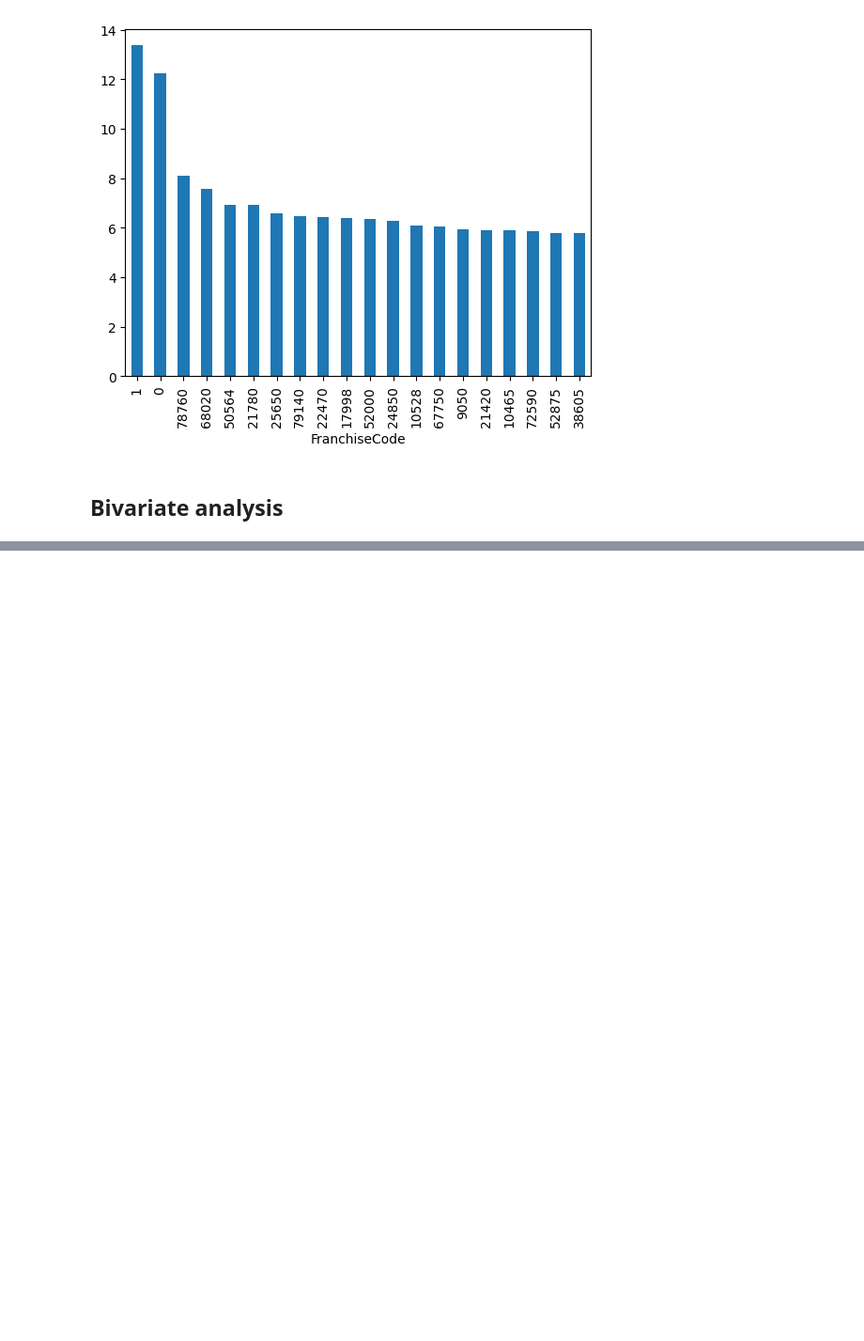
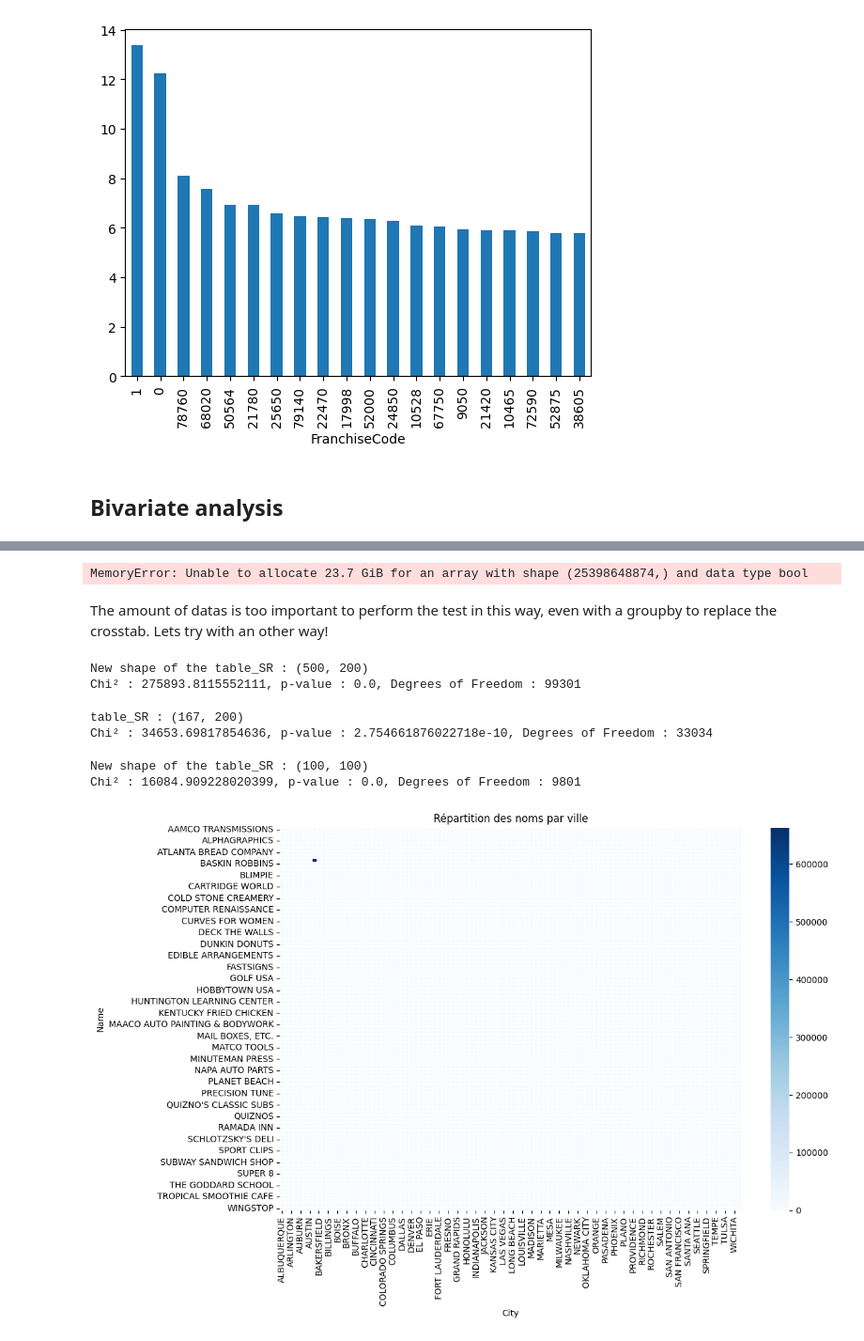
Before and after one commit to RaoufAddeche/Simplon_SBA-modelisation, a Jupyter notebook: visualization_datas.ipynb, the cells around one changed output, grey strips where cells are left out. Shown at 94% size. Drawn from its saved outputs; the diff is of its cells as text; code cells hidden in the pictures; blank space fills up the shorter version.

```diff
--- a/visualization_datas.ipynb
+++ b/visualization_datas.ipynb
@@ -181,0 +223,59 @@ test_log.nlargest(20).plot(kind='bar')
+# %%
+#Test for name and city
+table_SR = df.groupby(['Name' , 'City']).size().unstack(fill_value=0)
+chi2, p, dof, expected = chi2_contingency(table_SR)
+print(f"Chi² : {chi2}, p-value : {p}, Degrees of Freedom : {dof}")
+print(f"Expected numbers : \n{expected}")
+# %% [output]
+MemoryError: Unable to allocate 23.7 GiB for an array with shape (25398648874,) and data type bool
+# %% [markdown]
+The amount of datas is too important to perform the test in this way, even with a groupby to replace the crosstab.
+Lets try with an other way!
+# %%
+def filter_top(series, top_n=500):
+    top_values = series.value_counts().nlargest(top_n).index
+    return series.where(series.isin(top_values), 'Autres')
+
+df['Name'] = filter_top(df['Name'], top_n=500)
+df['City'] = filter_top(df['City'], top_n=200)
+
+table_SR = df.groupby(['Name', 'City']).size().unstack(fill_value=0)
+print(f"New shape of the table_SR : {table_SR.shape}")
+
+chi2, p, dof, expected = chi2_contingency(table_SR)
+print(f"Chi² : {chi2}, p-value : {p}, Degrees of Freedom : {dof}")
+# %% [output]
+New shape of the table_SR : (500, 200)
+Chi² : 275893.8115552111, p-value : 0.0, Degrees of Freedom : 99301
+# %%
+#Test on a random sample
+df_sampled = df.sample(n=10000, random_state=42)  # Échantillon de 10 000 lignes
+table_SR = df_sampled.groupby(['Name', 'City']).size().unstack(fill_value=0)
+
+print(f"table_SR : {table_SR.shape}")
+
+chi2, p, dof, expected = chi2_contingency(table_SR)
+print(f"Chi² : {chi2}, p-value : {p}, Degrees of Freedom : {dof}")
+# %% [output]
+table_SR : (167, 200)
+Chi² : 34653.69817854636, p-value : 2.754661876022718e-10, Degrees of Freedom : 33034
+# %%
+df['Name'] = filter_top(df['Name'], top_n=100)
+df['City'] = filter_top(df['City'], top_n=100)
+
+table_SR = df.groupby(['Name', 'City']).size().unstack(fill_value=0)
+print(f"New shape of the table_SR : {table_SR.shape}")
+
+chi2, p, dof, expected = chi2_contingency(table_SR)
+print(f"Chi² : {chi2}, p-value : {p}, Degrees of Freedom : {dof}")
+# %% [output]
+New shape of the table_SR : (100, 100)
+Chi² : 16084.909228020399, p-value : 0.0, Degrees of Freedom : 9801
+# %%
+
+plt.figure(figsize=(12, 8))
+sns.heatmap(table_SR, cmap="Blues", linewidths=0.5)
+plt.title("Répartition des noms par ville")
+plt.show()
+# %% [output]
+[figure, added]
```
Also changed, not shown: parts of 13 cells of this notebook, 1 other file.
